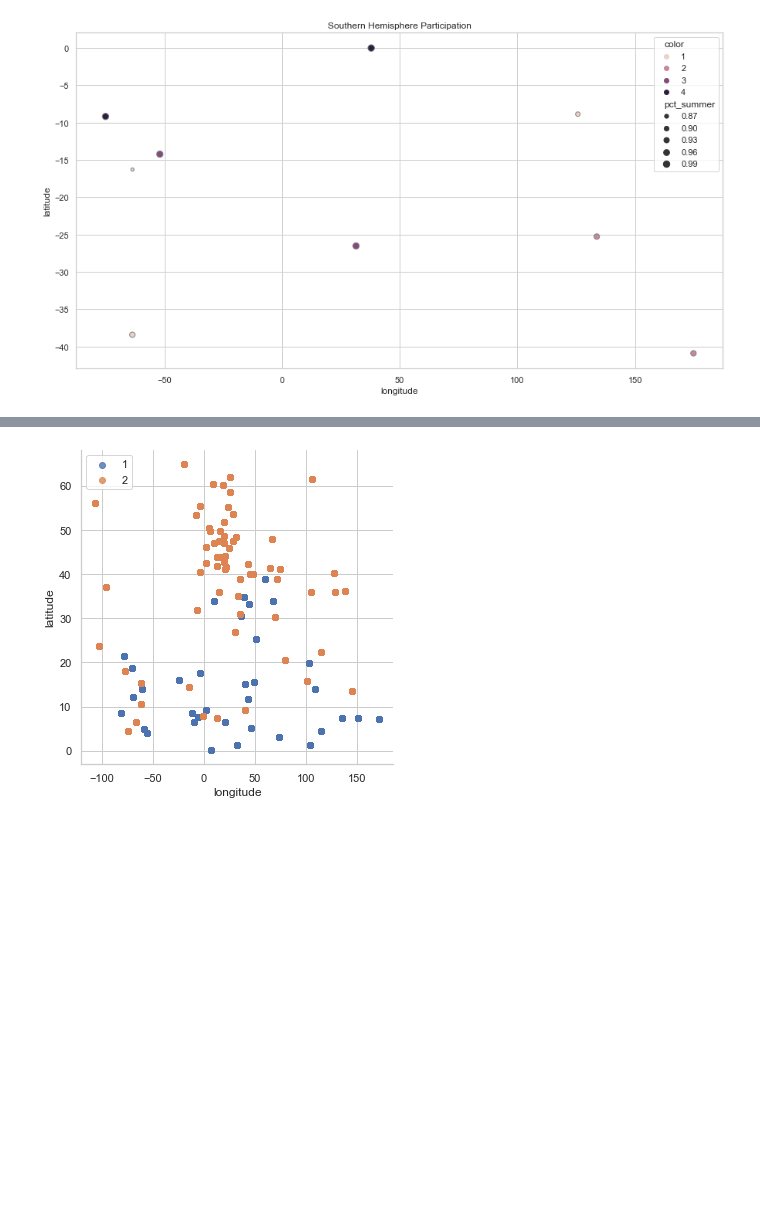
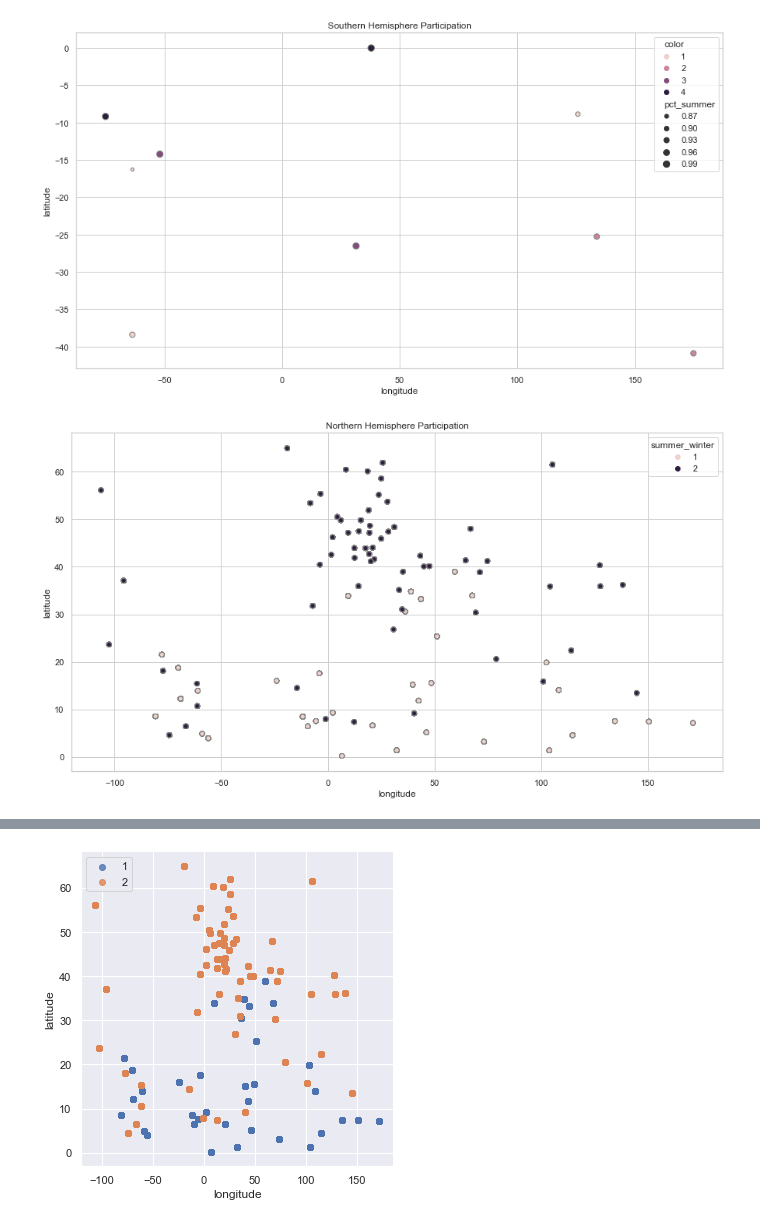
Before and after one commit to eugkik/Project1, a Jupyter notebook: BaseData-Bob Copy.ipynb, the cells around one changed output, grey strips where cells are left out. Saved outputs shown, nothing was run; the diff lists cells and outputs as text; code cells hidden in the pictures; blank space fills up the shorter version.

```diff
--- a/BaseData-Bob Copy.ipynb
+++ b/BaseData-Bob Copy.ipynb
@@ -478,3 +477,16 @@ plt.savefig('output/northern_output.png')
 plt.show()
 # %% [output]
 [figure]
+# %%
+both_north = df_events_d[df_events_d["latitude"] >= 0]
+sns.set(rc = {'figure.figsize':(15,8)})
+sns.set_style("whitegrid")
+
+sns.scatterplot(data=both_north, y="latitude", x="longitude", hue = "summer_winter", linewidth = 1, edgecolor="grey").set_title("Northern Hemisphere Participation")
+
+
+# show the graph
+plt.savefig('output/northern_output2.png')
+plt.show()
+# %% [output]
+[figure, added]
```
Also changed, not shown: parts of 6 cells of this notebook, 6 other files.
